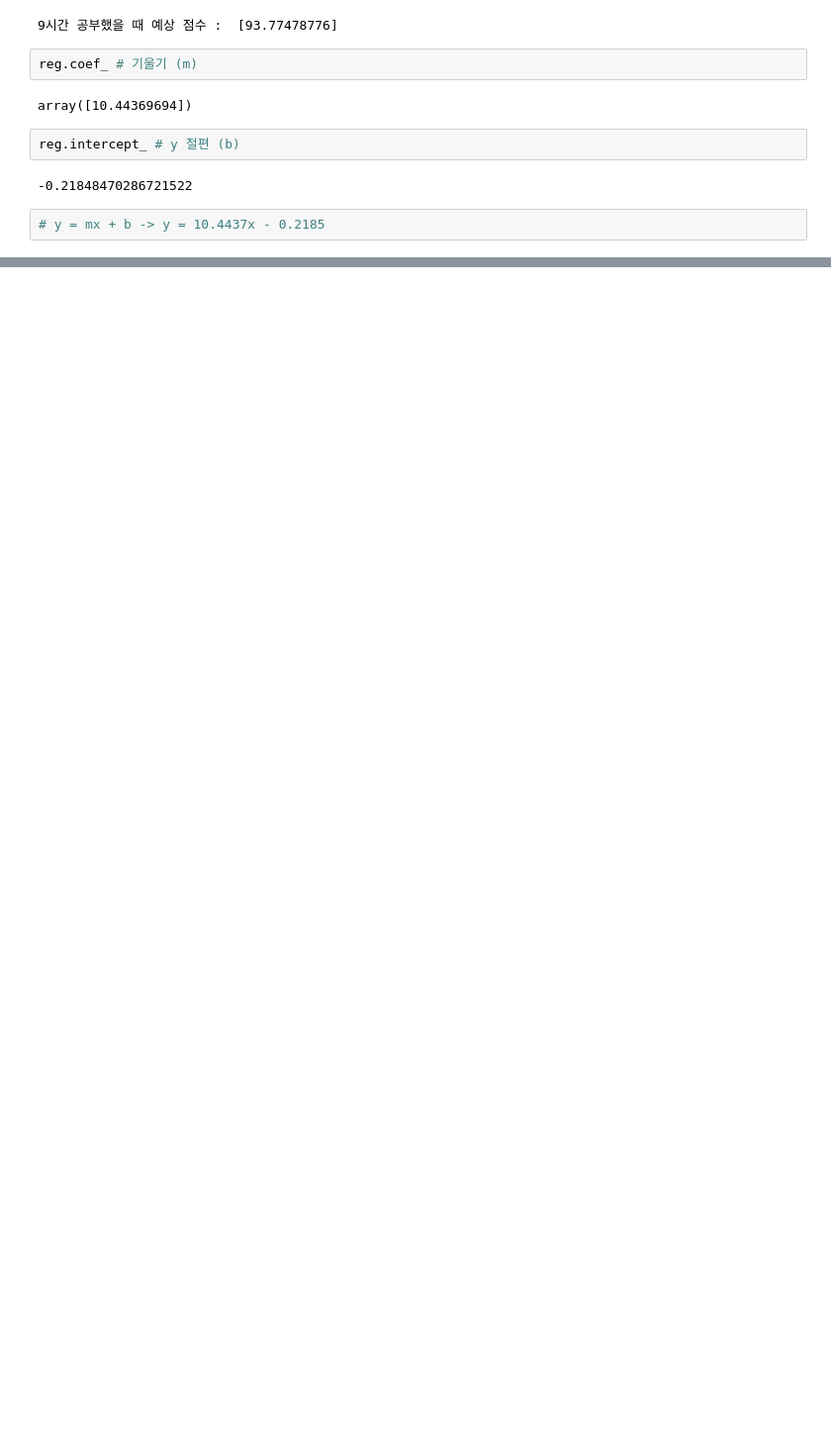
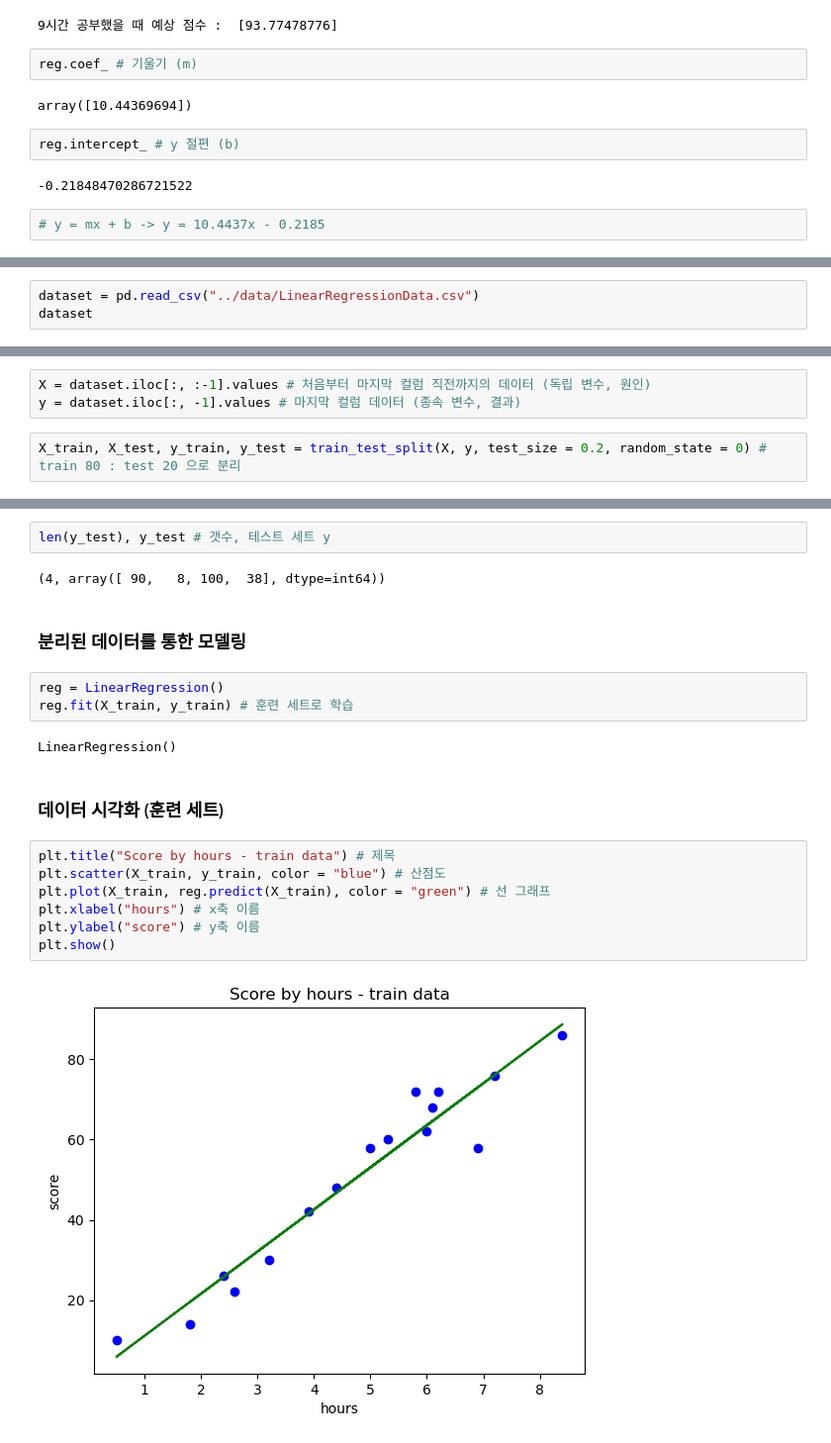
Before and after one commit to Ahram-Jeong/ml-basic, a Jupyter notebook: notebooks/01_LinearRegression.ipynb, the cells around one changed output, grey strips where cells are left out. Shown: that part at 99% size. Saved outputs shown, nothing was run; the diff lists cells and outputs as text; blank space fills up the shorter version.

Commit message:
20240709 - Linear Regression_데이터 세트 분리

```diff
--- a/notebooks/01_LinearRegression.ipynb
+++ b/notebooks/01_LinearRegression.ipynb
@@ -77,0 +81,3 @@ reg.intercept_ # y 절편 (b)
+# %%
+dataset = pd.read_csv("../data/LinearRegressionData.csv")
+dataset
@@ -77,0 +102,5 @@ reg.intercept_ # y 절편 (b)
+# %%
+X = dataset.iloc[:, :-1].values # 처음부터 마지막 컬럼 직전까지의 데이터 (독립 변수, 원인)
+y = dataset.iloc[:, -1].values # 마지막 컬럼 데이터 (종속 변수, 결과)
+# %%
+X_train, X_test, y_train, y_test = train_test_split(X, y, test_size = 0.2, random_state = 0) # train 80 : test 20 으로 분리
@@ -77,0 +167,22 @@ reg.intercept_ # y 절편 (b)
+# %%
+len(y_test), y_test # 갯수, 테스트 세트 y
+# %% [output]
+(4, array([ 90,   8, 100,  38], dtype=int64))
+# %% [markdown]
+### 분리된 데이터를 통한 모델링
+# %%
+reg = LinearRegression()
+reg.fit(X_train, y_train) # 훈련 세트로 학습
+# %% [output]
+LinearRegression()
+# %% [markdown]
+### 데이터 시각화 (훈련 세트)
+# %%
+plt.title("Score by hours - train data") # 제목
+plt.scatter(X_train, y_train, color = "blue") # 산점도
+plt.plot(X_train, reg.predict(X_train), color = "green") # 선 그래프
+plt.xlabel("hours") # x축 이름
+plt.ylabel("score") # y축 이름
+plt.show()
+# %% [output]
+[figure, added]
```
Also changed, not shown: parts of 15 cells of this notebook.
